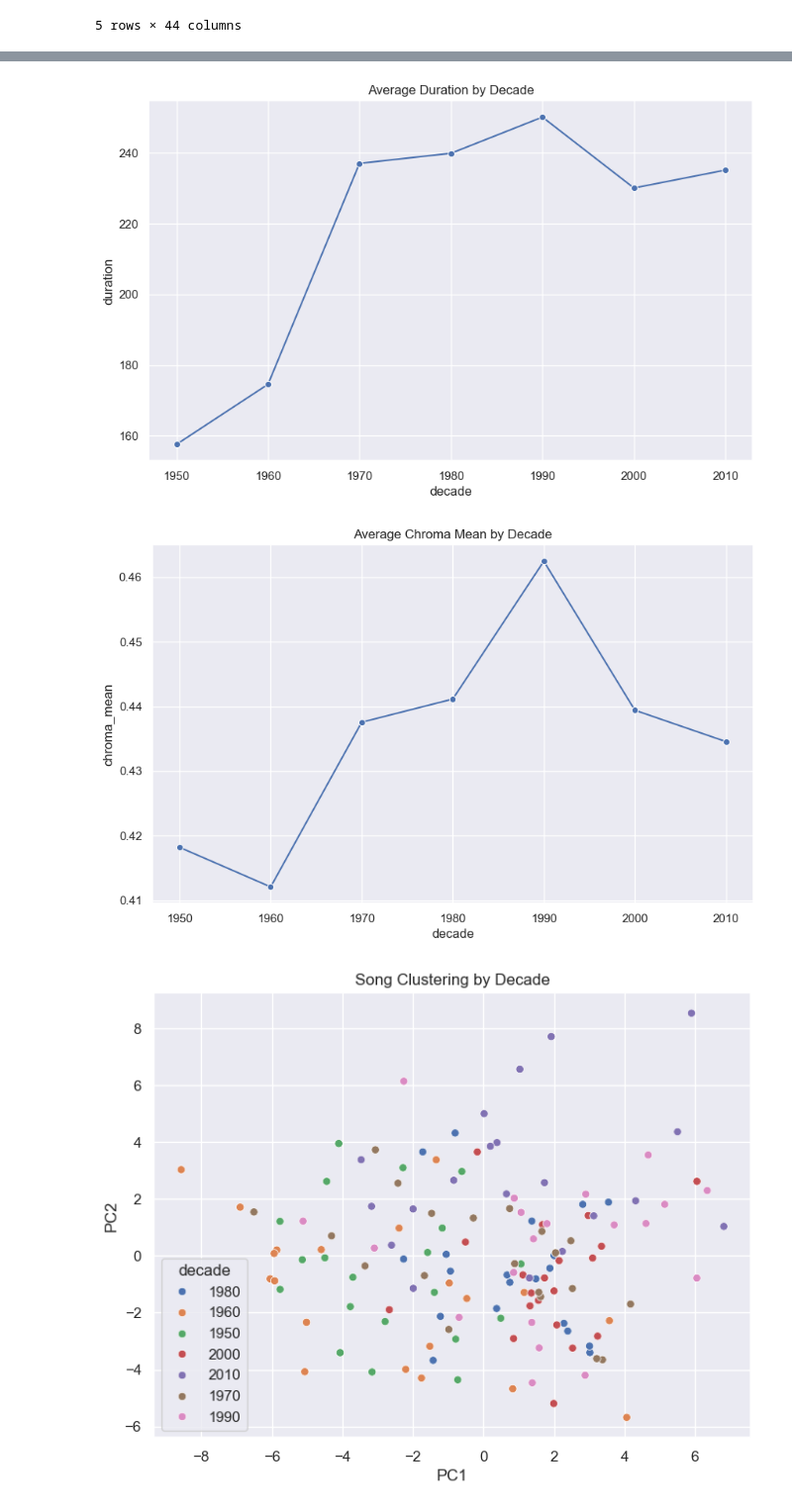
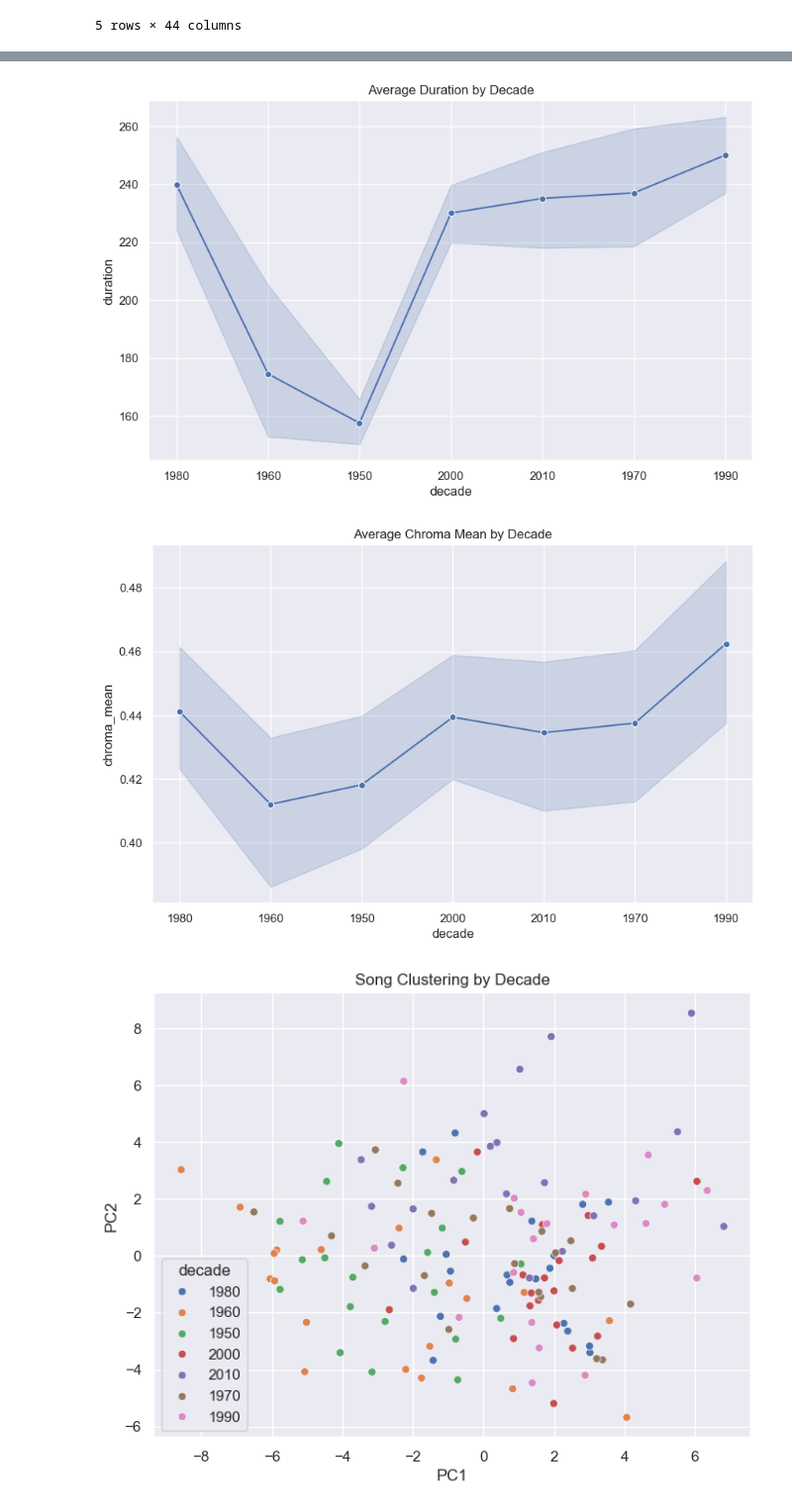
Before and after one commit to cbolson22/Top10SongSimilarity, a Jupyter notebook: decade_comparison.ipynb, the cells around one changed output, grey strips where cells are left out. Shown at 99% size. Drawn from its saved outputs; the diff is of its cells as text; code cells hidden in the pictures.

```diff
--- a/decade_comparison.ipynb
+++ b/decade_comparison.ipynb
@@ -168,19 +154,19 @@ plt.show()
 # %%
 plt.figure(figsize=(10,6))
-sns.lineplot(x="decade", y="duration", data=df_decade, marker="o")
+sns.lineplot(x="decade", y="duration", data=df_all, marker="o", errorbar="ci")
 plt.title("Average Duration by Decade")
 plt.savefig("docs/plots/duration_trend.png", dpi=300, bbox_inches="tight")
 plt.show()
 # %% [output]
-[figure, old version]
+[figure, new version]
 # %%
 plt.figure(figsize=(10,6))
-sns.lineplot(x="decade", y="chroma_mean", data=df_decade, marker="o")
+sns.lineplot(x="decade", y="chroma_mean", data=df_all, marker="o", errorbar="ci")
 plt.title("Average Chroma Mean by Decade")
 plt.savefig("docs/plots/chroma_mean_trend.png", dpi=300, bbox_inches="tight")
 plt.show()
 # %% [output]
-[figure, old version]
+[figure, new version]
 # %%
 from sklearn.preprocessing import StandardScaler
 from sklearn.decomposition import PCA
```
Also changed, not shown: parts of 7 cells of this notebook, 7 other files.
